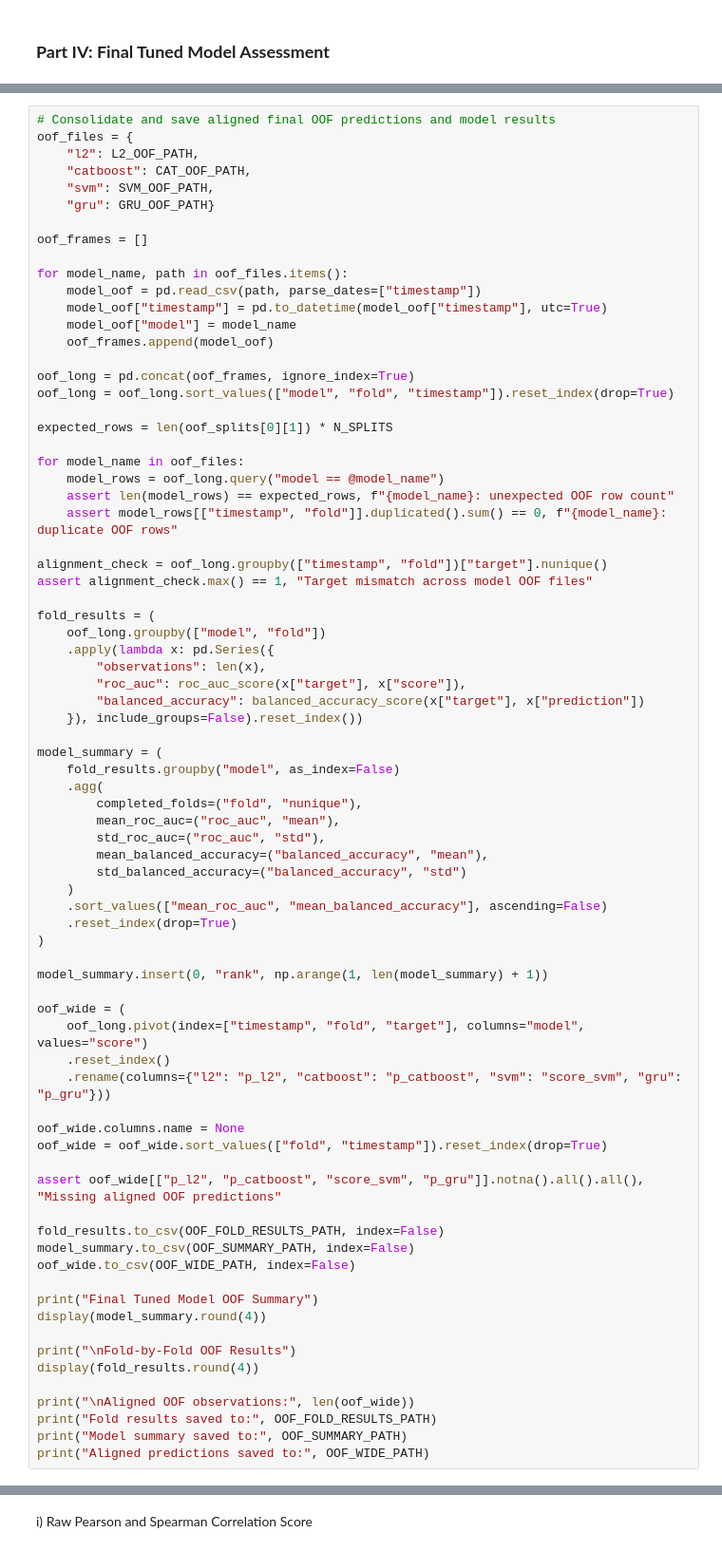
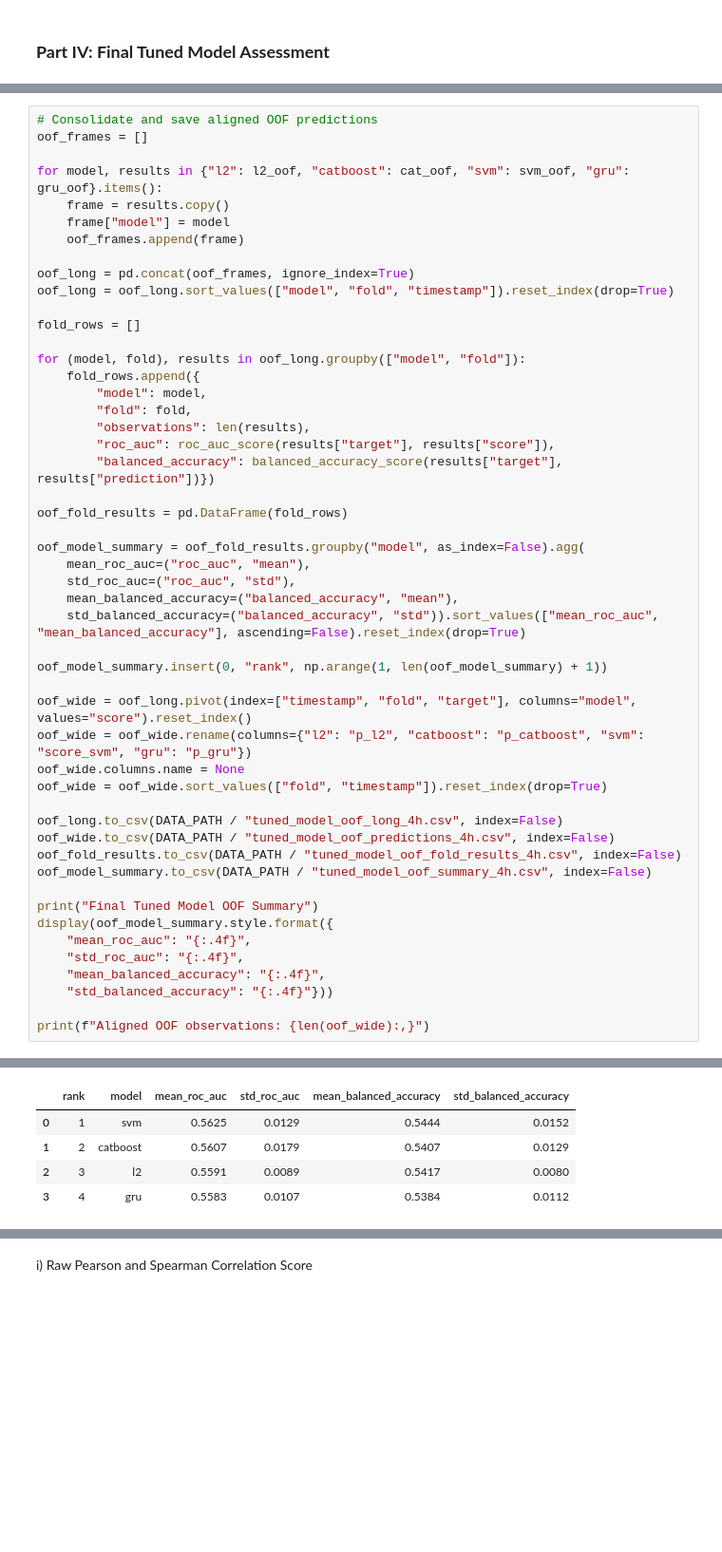
Before and after one commit to jade-lam/CQF, a Jupyter notebook: CQF_Final_Project.ipynb, the cells around one changed output, grey strips where cells are left out. Shown at 95% size. Saved outputs shown, nothing was run; the diff lists cells and outputs as text; blank space fills up the shorter version.

```diff
--- a/CQF_Final_Project.ipynb
+++ b/CQF_Final_Project.ipynb
@@ -5388,76 +5307,51 @@ print("Path:", GRU_OOF_PATH)
 # %%
-# Consolidate and save aligned final OOF predictions and model results
-oof_files = {
-    "l2": L2_OOF_PATH,
-    "catboost": CAT_OOF_PATH,
-    "svm": SVM_OOF_PATH,
-    "gru": GRU_OOF_PATH}
-
+# Consolidate and save aligned OOF predictions
 oof_frames = []
 
-for model_name, path in oof_files.items():
-    model_oof = pd.read_csv(path, parse_dates=["timestamp"])
-    model_oof["timestamp"] = pd.to_datetime(model_oof["timestamp"], utc=True)
-    model_oof["model"] = model_name
-    oof_frames.append(model_oof)
+for model, results in {"l2": l2_oof, "catboost": cat_oof, "svm": svm_oof, "gru": gru_oof}.items():
+    frame = results.copy()
+    frame["model"] = model
+    oof_frames.append(frame)
 
 oof_long = pd.concat(oof_frames, ignore_index=True)
 oof_long = oof_long.sort_values(["model", "fold", "timestamp"]).reset_index(drop=True)
 
-expected_rows = len(oof_splits[0][1]) * N_SPLITS
+fold_rows = []
 
-for model_name in oof_files:
-    model_rows = oof_long.query("model == @model_name")
-    assert len(model_rows) == expected_rows, f"{model_name}: unexpected OOF row count"
-    assert model_rows[["timestamp", "fold"]].duplicated().sum() == 0, f"{model_name}: duplicate OOF rows"
+for (model, fold), results in oof_long.groupby(["model", "fold"]):
+    fold_rows.append({
+        "model": model,
+        "fold": fold,
+        "observations": len(results),
+        "roc_auc": roc_auc_score(results["target"], results["score"]),
+        "balanced_accuracy": balanced_accuracy_score(results["target"], results["prediction"])})
 
-alignment_check = oof_long.groupby(["timestamp", "fold"])["target"].nunique()
-assert alignment_check.max() == 1, "Target mismatch across model OOF files"
+oof_fold_results = pd.DataFrame(fold_rows)
 
-fold_results = (
-    oof_long.groupby(["model", "fold"])
-    .apply(lambda x: pd.Series({
-        "observations": len(x),
-        "roc_auc": roc_auc_score(x["target"], x["score"]),
-        "balanced_accuracy": balanced_accuracy_score(x["target"], x["prediction"])
-    }), include_groups=False).reset_index())
+oof_model_summary = oof_fold_results.groupby("model", as_index=False).agg(
+    mean_roc_auc=("roc_auc", "mean"),
+    std_roc_auc=("roc_auc", "std"),
+    mean_balanced_accuracy=("balanced_accuracy", "mean"),
+    std_balanced_accuracy=("balanced_accuracy", "std")).sort_values(["mean_roc_auc", "mean_balanced_accuracy"], ascending=False).reset_index(drop=True)
 
-model_summary = (
-    fold_results.groupby("model", as_index=False)
-    .agg(
-        completed_folds=("fold", "nunique"),
-        mean_roc_auc=("roc_auc", "mean"),
-        std_roc_auc=("roc_auc", "std"),
-        mean_balanced_accuracy=("balanced_accuracy", "mean"),
-        std_balanced_accuracy=("balanced_accuracy", "std")
-    )
-    .sort_values(["mean_roc_auc", "mean_balanced_accuracy"], ascending=False)
-    .reset_index(drop=True)
-)
+oof_model_summary.insert(0, "rank", np.arange(1, len(oof_model_summary) + 1))
 
-model_summary.insert(0, "rank", np.arange(1, len(model_summary) + 1))
-
-oof_wide = (
-    oof_long.pivot(index=["timestamp", "fold", "target"], columns="model", values="score")
-    .reset_index()
-    .rename(columns={"l2": "p_l2", "catboost": "p_catboost", "svm": "score_svm", "gru": "p_gru"}))
-
+oof_wide = oof_long.pivot(index=["timestamp", "fold", "target"], columns="model", values="score").reset_index()
+oof_wide = oof_wide.rename(columns={"l2": "p_l2", "catboost": "p_catboost", "svm": "score_svm", "gru": "p_gru"})
 oof_wide.columns.name = None
 oof_wide = oof_wide.sort_values(["fold", "timestamp"]).reset_index(drop=True)
 
-assert oof_wide[["p_l2", "p_catboost", "score_svm", "p_gru"]].notna().all().all(), "Missing aligned OOF predictions"
-
-fold_results.to_csv(OOF_FOLD_RESULTS_PATH, index=False)
-model_summary.to_csv(OOF_SUMMARY_PATH, index=False)
-oof_wide.to_csv(OOF_WIDE_PATH, index=False)
+oof_long.to_csv(DATA_PATH / "tuned_model_oof_long_4h.csv", index=False)
+oof_wide.to_csv(DATA_PATH / "tuned_model_oof_predictions_4h.csv", index=False)
+oof_fold_results.to_csv(DATA_PATH / "tuned_model_oof_fold_results_4h.csv", index=False)
+oof_model_summary.to_csv(DATA_PATH / "tuned_model_oof_summary_4h.csv", index=False)
 
 print("Final Tuned Model OOF Summary")
-display(model_summary.round(4))
+display(oof_model_summary.style.format({
+    "mean_roc_auc": "{:.4f}",
+    "std_roc_auc": "{:.4f}",
+    "mean_balanced_accuracy": "{:.4f}",
+    "std_balanced_accuracy": "{:.4f}"}))
 
-print("\nFold-by-Fold OOF Results")
-display(fold_results.round(4))
-
-print("\nAligned OOF observations:", len(oof_wide))
-print("Fold results saved to:", OOF_FOLD_RESULTS_PATH)
-print("Model summary saved to:", OOF_SUMMARY_PATH)
-print("Aligned predictions saved to:", OOF_WIDE_PATH)
+print(f"Aligned OOF observations: {len(oof_wide):,}")
+# %% [output]
@@ -5463,0 +5359,5 @@ print("Aligned predictions saved to:", OOF_WIDE_PATH)
+|  | rank | model | mean_roc_auc | std_roc_auc | mean_balanced_accuracy | std_balanced_accuracy |
+| 0 | 1 | svm | 0.5625 | 0.0129 | 0.5444 | 0.0152 |
+| 1 | 2 | catboost | 0.5607 | 0.0179 | 0.5407 | 0.0129 |
+| 2 | 3 | l2 | 0.5591 | 0.0089 | 0.5417 | 0.0080 |
+| 3 | 4 | gru | 0.5583 | 0.0107 | 0.5384 | 0.0112 |
```
Also changed, not shown: parts of 34 cells of this notebook.
